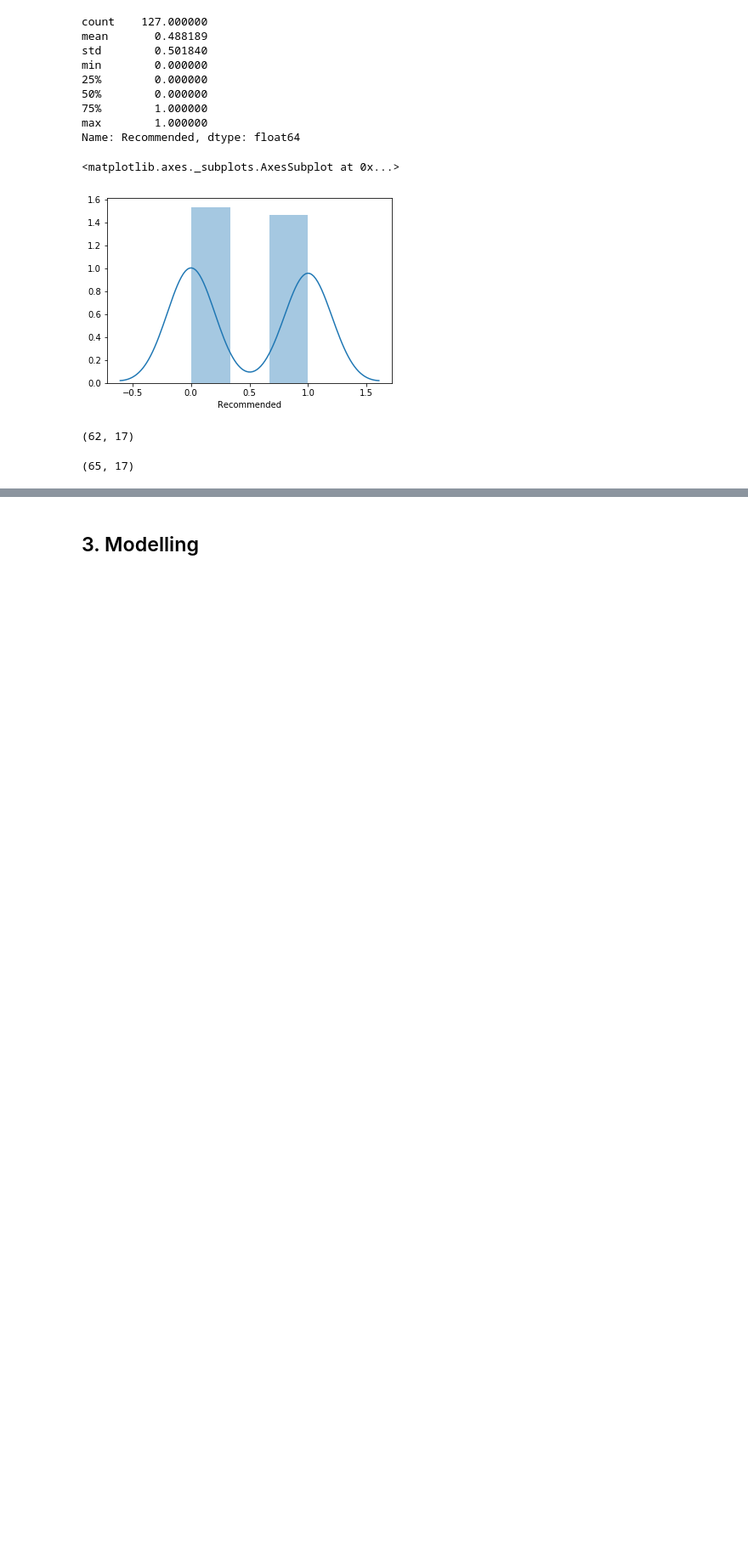
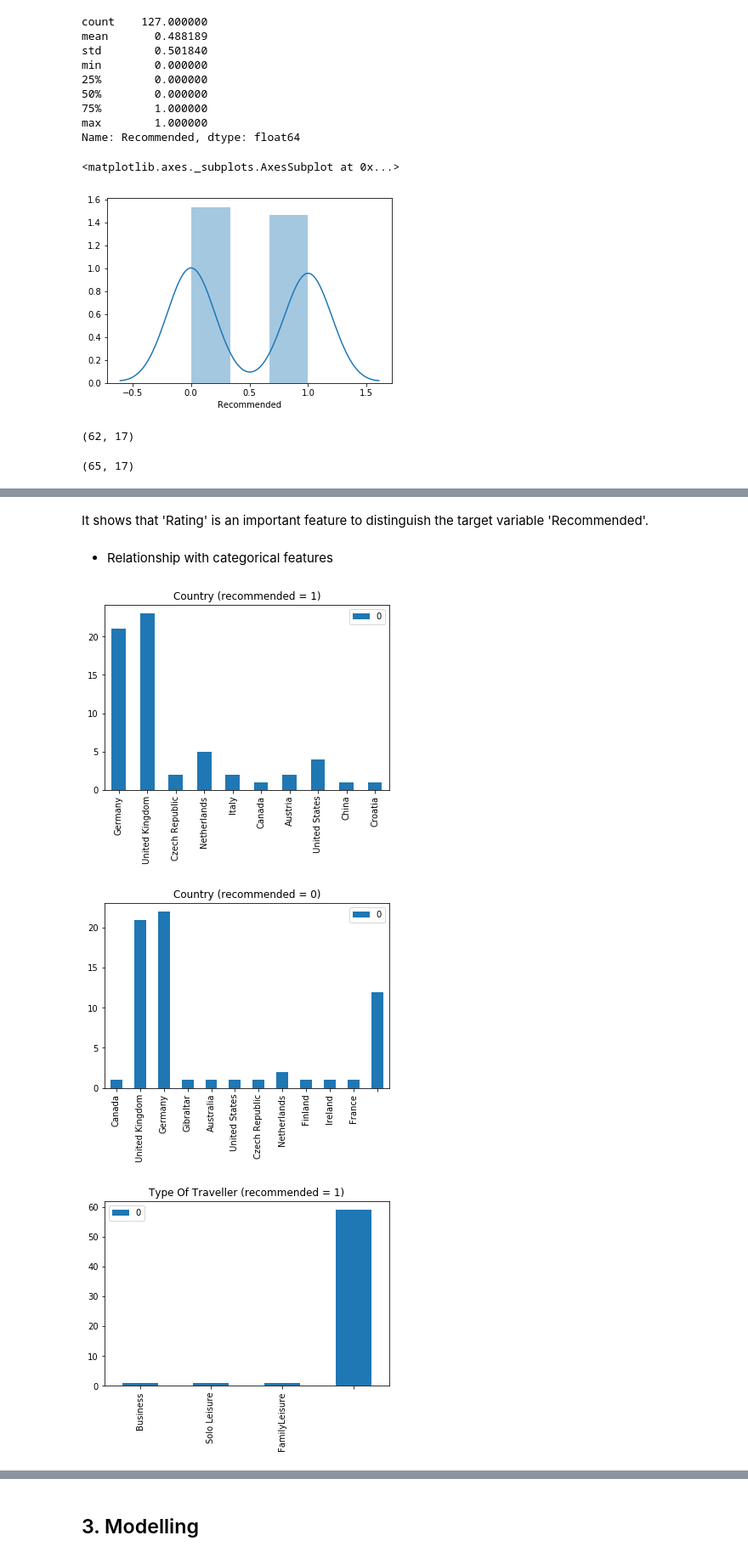
Before and after one commit to ck-unifr/german-wings-airline-challenge, a Jupyter notebook: german-wings-review.ipynb, the cells around one changed output, grey strips where cells are left out. Shown at 85% size. Drawn from its saved outputs; the diff is of its cells as text; code cells hidden in the pictures; blank space fills up the shorter version.

```diff
--- a/german-wings-review.ipynb
+++ b/german-wings-review.ipynb
@@ -267,0 +296,24 @@ df_review[df_review['Recommended'] == 0].shape
+# %% [markdown]
+It shows that 'Rating' is an important feature to distinguish the target variable 'Recommended'.
+# %% [markdown]
+- Relationship with categorical features
+# %%
+cat_vars = ['Country', 'Type Of Traveller', 'Cabin Flown', 'Seat Comfort', 'Cabin Staff Service', 'Ground Service', 'Value For Money']
+
+# https://stackoverflow.com/questions/28418988/how-to-make-a-histogram-from-a-list-of-strings-in-python
+def plot_strings(a, title=''):
+    letter_counts = Counter(a)
+    df = pd.DataFrame.from_dict(letter_counts, orient='index')
+    df.plot(kind='bar', title=title)
+
+
+for cat_var in cat_vars:
+    df = df_review[df_review['Recommended'] == 1][[cat_var]]
+    plot_strings(df[cat_var].tolist(), title=cat_var+' (recommended = 1)')
+
+    df = df_review[df_review['Recommended'] == 0][[cat_var]]
+    plot_strings(df[cat_var].tolist(), title=cat_var+' (recommended = 0)')
+# %% [output]
+[figure, added]
+[figure, added]
+[figure, added]
```
Also changed, not shown: parts of 8 cells of this notebook.
